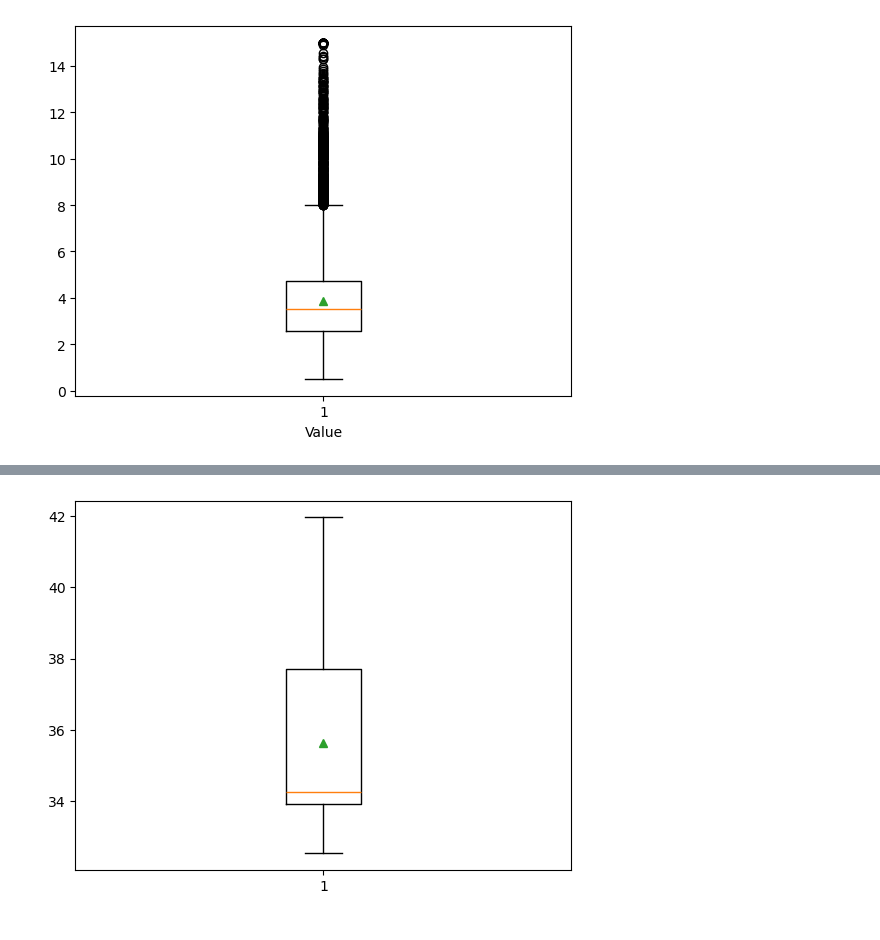
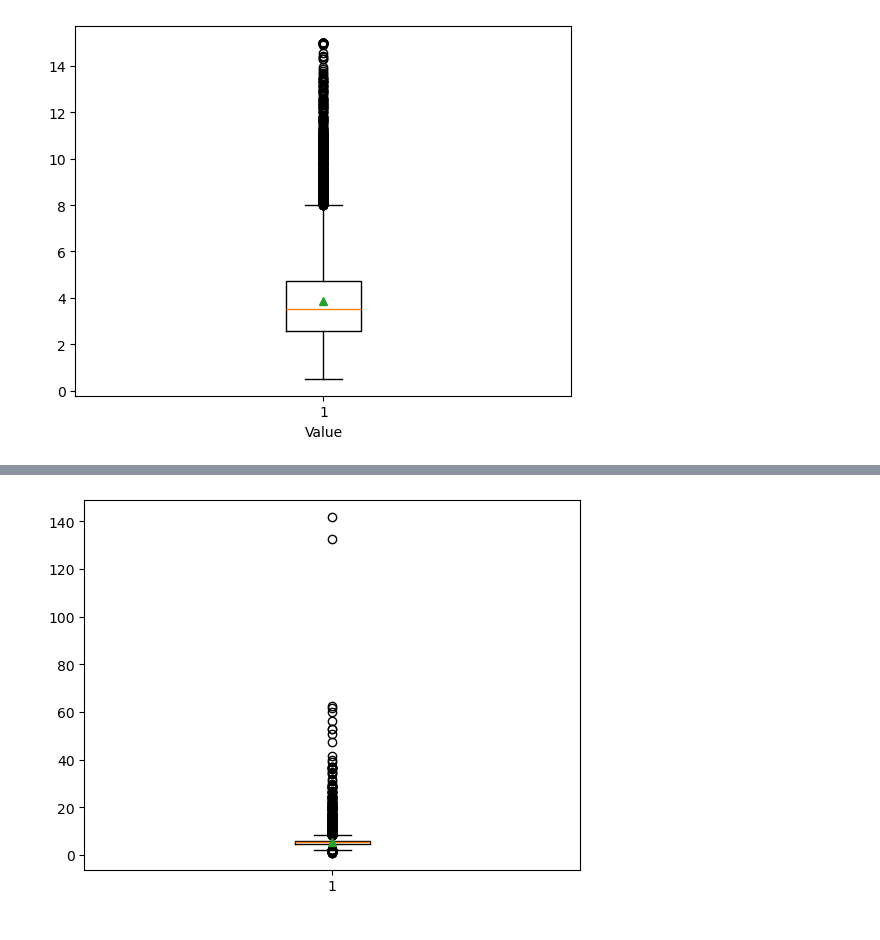
Before and after one commit to schuckers/DTSC2301, a Jupyter notebook: Code/UnivariateSummaries.ipynb, the cells around one changed output, grey strips where cells are left out. Drawn from its saved outputs; the diff is of its cells as text; code cells hidden in the pictures.

```diff
--- a/Code/UnivariateSummaries.ipynb
+++ b/Code/UnivariateSummaries.ipynb
@@ -68,8 +76,10 @@ plt.show()
+# %%
+CA_housing['mean_rooms']=CA_housing['total_rooms']/CA_housing['households']
 # %%
-plt.boxplot(CA_housing['latitude'], showmeans=True)
-#plt.xlabel('Value')
+plt.boxplot(CA_housing['mean_rooms'], showmeans=True)
+plt.xlabel(' ')
 #plt.ylabel('Median Age')
 #plt.title('Histogram')
 plt.show()
 # %% [output]
-[figure, old version]
+[figure, new version]
```
Also changed, not shown: parts of 1 cell of this notebook, 1 other file.
